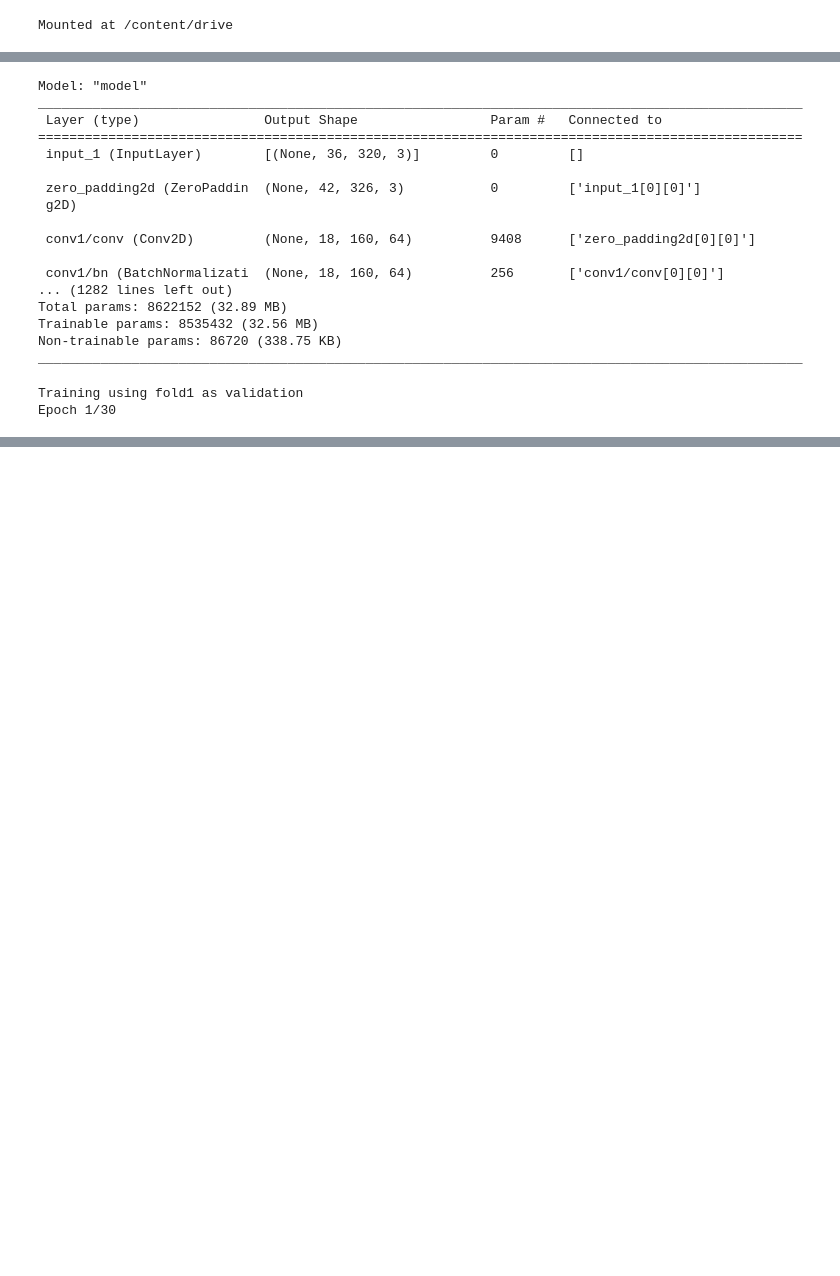
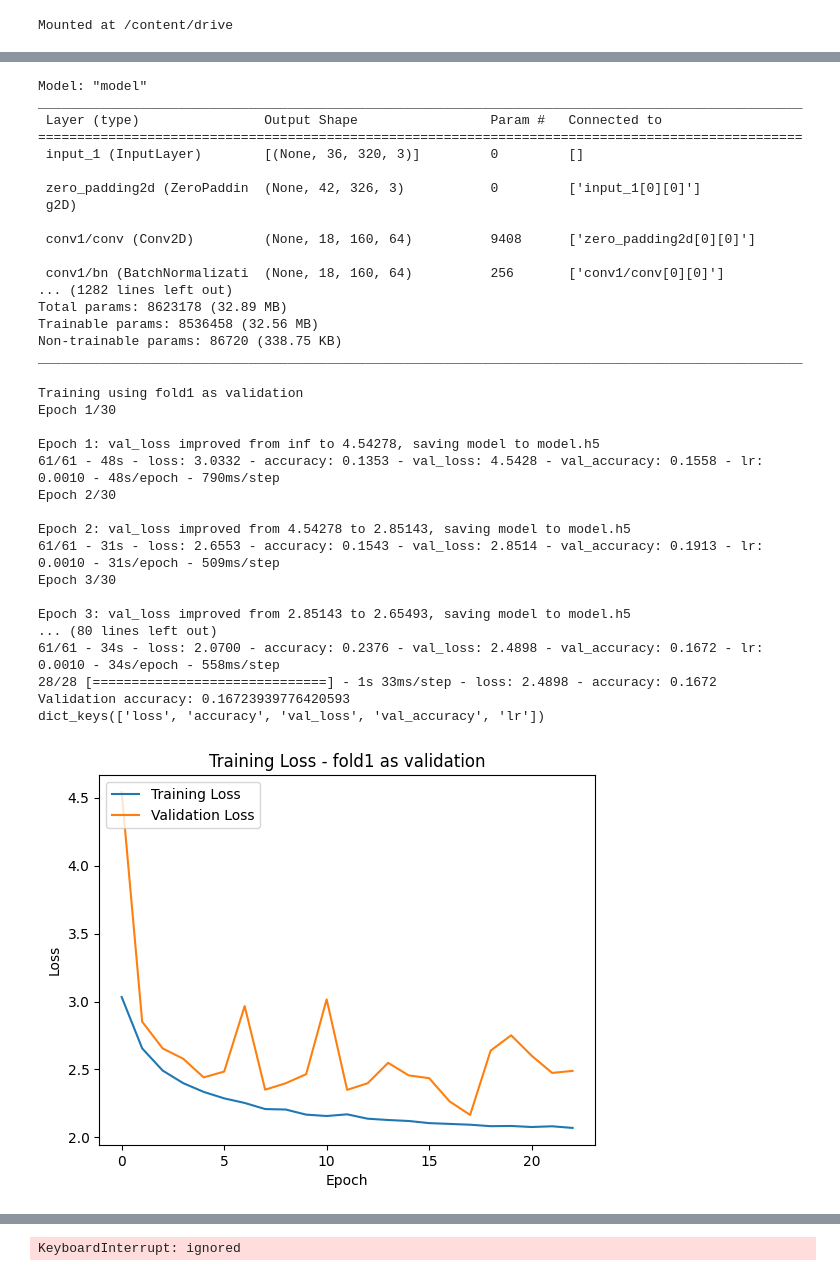
Before and after one commit to ML2-WS23-24-Porto/ML2SoundClassifier, a Jupyter notebook: ML_DenseNEt121_notebook.ipynb, the cells around one changed output, grey strips where cells are left out. Drawn from its saved outputs; the diff is of its cells as text; code cells hidden in the pictures; blank space fills up the shorter version.

```diff
--- a/ML_DenseNEt121_notebook.ipynb
+++ b/ML_DenseNEt121_notebook.ipynb
@@ -153,13 +153,11 @@ def conv_array(root_folder):
                     if not image_array.shape == (36, 320):
                       continue
                     image_array = normalize(image_array)
-
-                    #tensorflow.convert_to_tensor(image_array)
                     #image_array = tensorflow.image.grayscale_to_rgb(image_array)
                     #print(image_array.shape)
-                    #reshape_size = image_array.shape + (1,)
-                    #image_array = image_array.reshape(reshape_size)
+                    image_array = np.ndarray(shape=(image_array.shape[0], image_array.shape[1], 3), dtype= np.uint8)
                     label = metadata.iloc[row_num]['labelID'].values[0]
+                    #print(f'Double check: image {new_filename} has label {label}')
                     all_labels.append(label)
                     image_data.append(image_array)
                 else:
@@ -177,6 +175,6 @@ def conv_array(root_folder):
 root_folder = r"/content/drive/MyDrive/UrbanSound8kv2/Data_extracted/melspec"
 data = conv_array(root_folder)
 input_shape = data['fold1'][0].shape
-input_shape = input_shape[:2]
+#input_shape = input_shape + (3,)
 print(input_shape)
 # %% [output]
@@ -184,6 +385,0 @@ print(input_shape)
-# %%
-input_shape = (873, 36, 320)
-input_shape = input_shape[1:3]
-print(input_shape)
-input_shape = input_shape + (3,)
-print(input_shape)
@@ -199,7 +400,7 @@ loss= 'categorical_crossentropy' #loss function
 #training parameters
 num_epoch = 30
 batch_size =64
-early_stop = 5 # early stoppping after 3 epochs with no improvement of test data
+early_stop = 3 # early stoppping after 3 epochs with no improvement of test data
 
 #objective to specify the objective to select the best models, and we use max_trials to specify the number of different models to try.
 objective='val_loss'
@@ -211,7 +412,7 @@ max_trial_retrys = 3 # how many trials per variation? (same model could perform
 def model_k_cross(data):
     list_scores = []
     #Densenet121 model using pretrained weights from imagenet
-    model_d=DenseNet121(weights='imagenet',include_top=False, input_shape=input_shape, classes=10)
+    model_d=DenseNet121(weights='imagenet',include_top=False, input_shape=input_shape[1:4], classes=10)
 
     x=model_d.output
     x= GlobalAveragePooling2D()(x)
@@ -221,7 +422,7 @@ def model_k_cross(data):
     x= Dense(512,activation='relu')(x)
     x= BatchNormalization()(x)
     x= Dropout(0.5)(x)
-    preds=Dense(8,activation='softmax')(x) #FC-layer
+    preds=Dense(10,activation='softmax')(x) #FC-layer
     model=Model(inputs=model_d.input,outputs=preds)
     model.summary()
 
@@ -261,7 +462,7 @@ def model_k_cross(data):
         anne = ReduceLROnPlateau(monitor='val_accuracy', factor=0.5, patience=5, verbose=1, min_lr=1e-3)
         checkpoint = ModelCheckpoint('model.h5', verbose=1, save_best_only=True)
         datagen = ImageDataGenerator(zoom_range = 0.2, horizontal_flip=True, shear_range=0.2)
-        datagen.fit(xtrain)
+        datagen.fit(X_train)
 
         history = model.fit_generator(datagen.flow(X_train, y_train, batch_size=128),
                        steps_per_epoch=X_train.shape[0] //128,
@@ -289,49 +490,51 @@ def model_k_cross(data):
         plt.plot(history.history['accuracy'])
         plt.plot(history.history['val_accuracy'])
         plt.title(f"Accuracy - {fold_name} as validation")
-        plt.ylabel('Loss')
+        plt.ylabel('Accuracy')
         plt.xlabel('Epoch')
-        plt.legend(['Training accuracy', 'Validation Loss'], loc='upper left')
+        plt.legend(['Training accuracy', 'Validation accuracy'], loc='upper left')
         plt.show()
 
 
     average_acc = sum(list_scores) / len(list_scores)
     print(f'List of scores{list_scores}')
     print(f'Average accuracy: {average_acc}')
 
 
-
-
-#creating custom hyperparameters to inspect model performance,inspired by the network we found on kaggle
-custom_hyperparameters = {
-        'input_units': 224,
-        'n_layers': 2,
-        'conv_0_units': 64,
-        'rate': 0.2,
-        'n_connections': 1,
-        'n_nodes': 1012,
-        'conv_1_units': 128,
-    }
-
 model_k_cross(data)
-#model(best_hyperparameters_overall)
 # %% [output]
 Model: "model"
 __________________________________________________________________________________________________
  Layer (type)                Output Shape                 Param #   Connected to
 ==================================================================================================
  input_1 (InputLayer)        [(None, 36, 320, 3)]         0         []
 
  zero_padding2d (ZeroPaddin  (None, 42, 326, 3)           0         ['input_1[0][0]']
  g2D)
 
  conv1/conv (Conv2D)         (None, 18, 160, 64)          9408      ['zero_padding2d[0][0]']
 
  conv1/bn (BatchNormalizati  (None, 18, 160, 64)          256       ['conv1/conv[0][0]']
 ... (1282 lines left out)
-Total params: 8622152 (32.89 MB)
-Trainable params: 8535432 (32.56 MB)
+Total params: 8623178 (32.89 MB)
+Trainable params: 8536458 (32.56 MB)
 Non-trainable params: 86720 (338.75 KB)
 __________________________________________________________________________________________________
 Training using fold1 as validation
 Epoch 1/30
+
+Epoch 1: val_loss improved from inf to 4.54278, saving model to model.h5
+61/61 - 48s - loss: 3.0332 - accuracy: 0.1353 - val_loss: 4.5428 - val_accuracy: 0.1558 - lr: 0.0010 - 48s/epoch - 790ms/step
+Epoch 2/30
+
+Epoch 2: val_loss improved from 4.54278 to 2.85143, saving model to model.h5
+61/61 - 31s - loss: 2.6553 - accuracy: 0.1543 - val_loss: 2.8514 - val_accuracy: 0.1913 - lr: 0.0010 - 31s/epoch - 509ms/step
+Epoch 3/30
+
+Epoch 3: val_loss improved from 2.85143 to 2.65493, saving model to model.h5
+... (80 lines left out)
+61/61 - 34s - loss: 2.0700 - accuracy: 0.2376 - val_loss: 2.4898 - val_accuracy: 0.1672 - lr: 0.0010 - 34s/epoch - 558ms/step
+28/28 [==============================] - 1s 33ms/step - loss: 2.4898 - accuracy: 0.1672
+Validation accuracy: 0.16723939776420593
+dict_keys(['loss', 'accuracy', 'val_loss', 'val_accuracy', 'lr'])
+[figure, added]
@@ -338,0 +552 @@ ValueError: ignored
+KeyboardInterrupt: ignored
```
Also changed, not shown: parts of 4 cells of this notebook.
